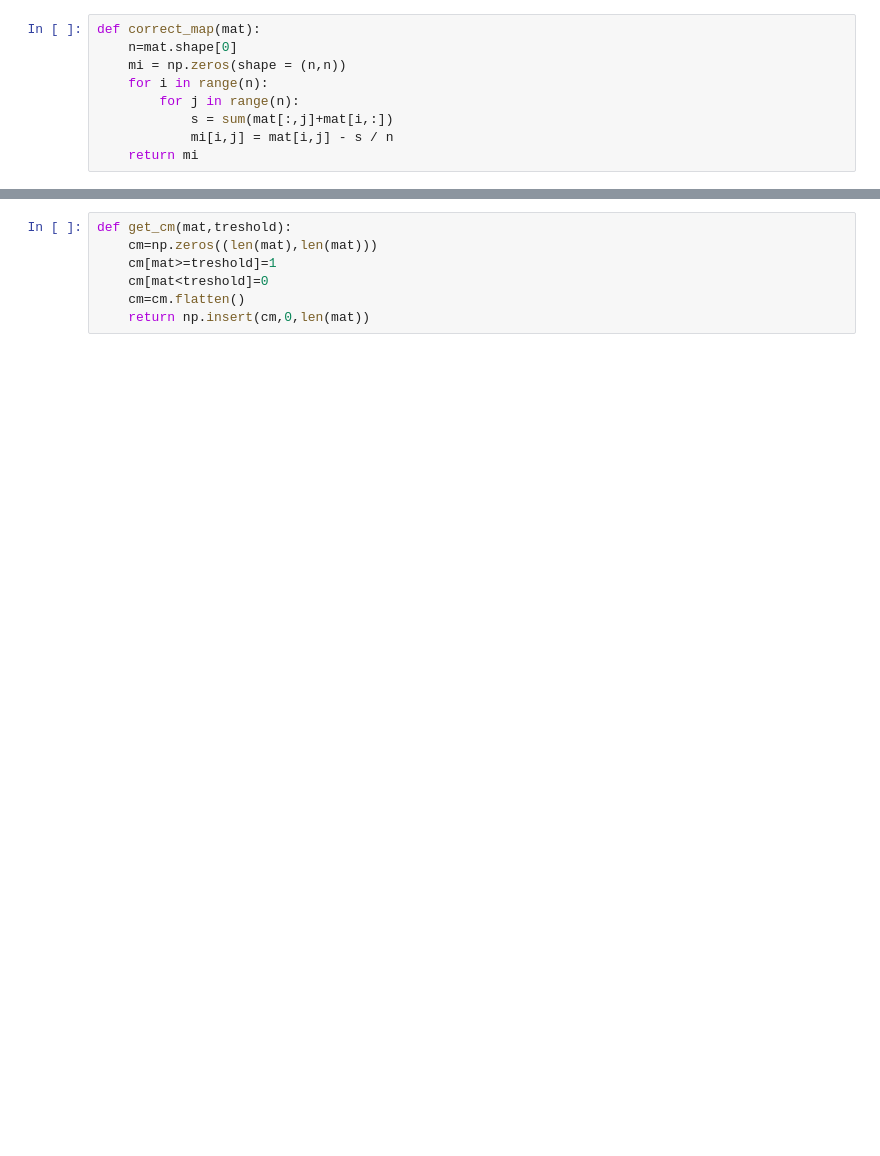
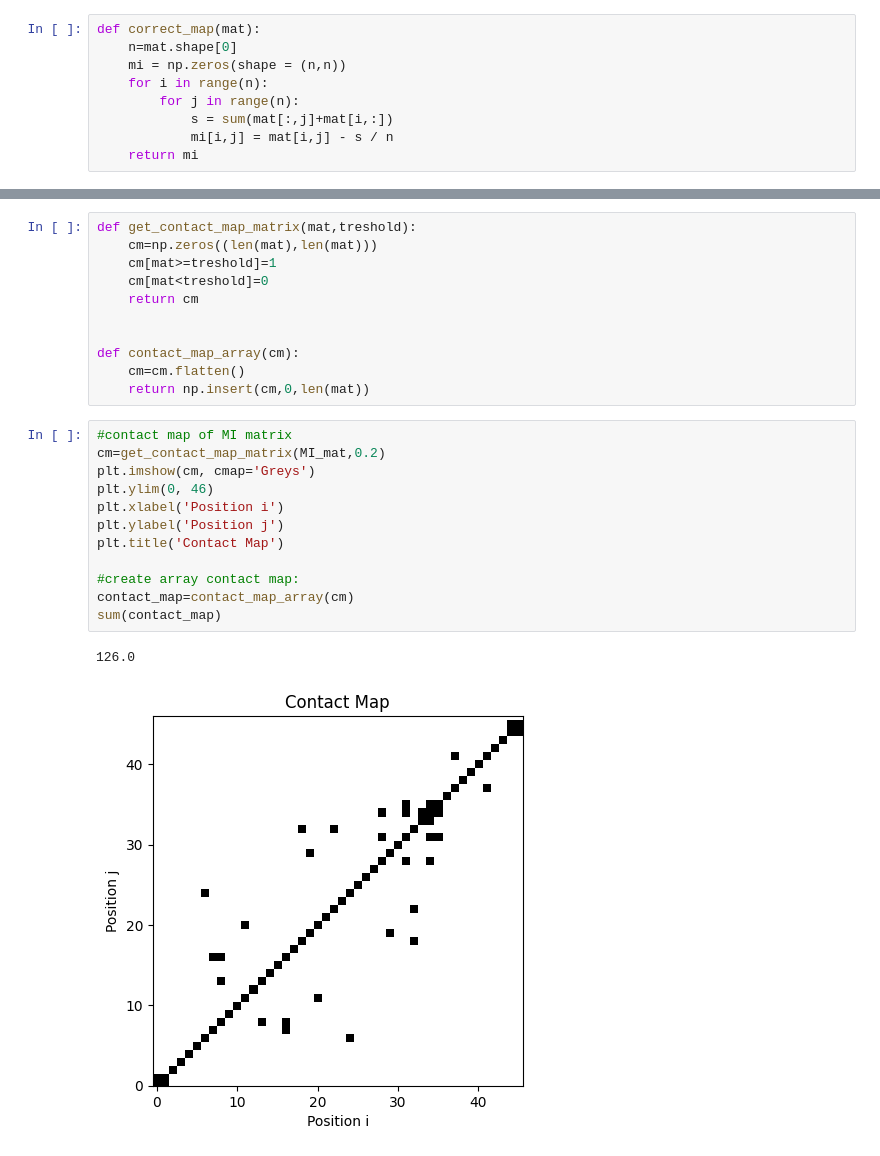
Before and after one commit to SofiMo/Computational-Biology-2, a Jupyter notebook: Untitled.ipynb, the cells around one changed output, grey strips where cells are left out. Saved outputs shown, nothing was run; the diff lists cells and outputs as text; blank space fills up the shorter version.

```diff
--- a/Untitled.ipynb
+++ b/Untitled.ipynb
@@ -113,8 +141,27 @@ array([[1.1989866 , 0.12581082, 0.09000671, ..., 0.03432599, 0.04761783,
 # %%
-def get_cm(mat,treshold):
+def get_contact_map_matrix(mat,treshold):
     cm=np.zeros((len(mat),len(mat)))
     cm[mat>=treshold]=1
     cm[mat<treshold]=0
+    return cm
+
+
+def contact_map_array(cm):
     cm=cm.flatten()
     return np.insert(cm,0,len(mat))
+# %%
+#contact map of MI matrix
+cm=get_contact_map_matrix(MI_mat,0.2)
+plt.imshow(cm, cmap='Greys')
+plt.ylim(0, 46)
+plt.xlabel('Position i')
+plt.ylabel('Position j')
+plt.title('Contact Map')
+
+#create array contact map:
+contact_map=contact_map_array(cm)
+sum(contact_map)
+# %% [output]
+126.0
+[figure, added]
 # %%
```
Also changed, not shown: parts of 24 cells of this notebook, 1 other file.
